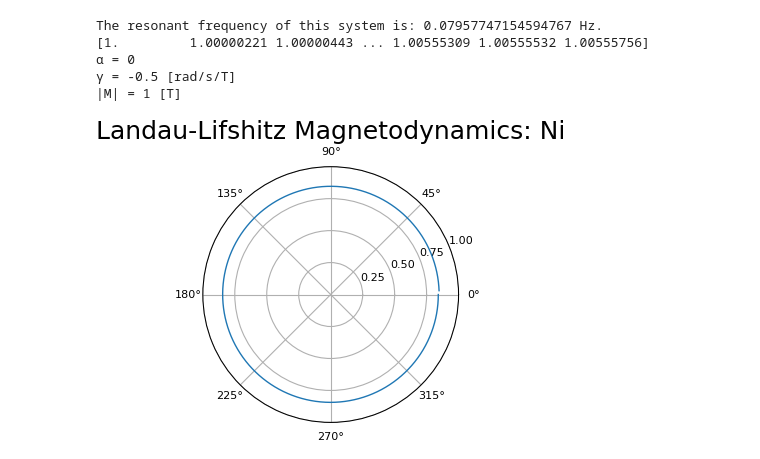
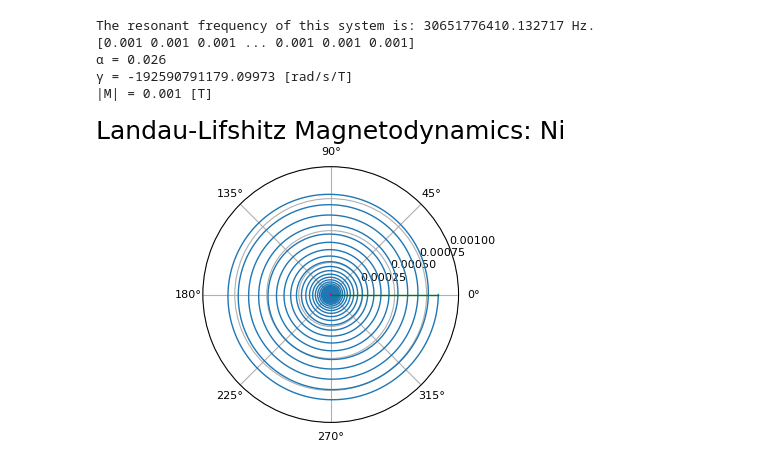
Before and after one commit to Giordanengo1/ProfHurst_PHYS240_Sp23, a Jupyter notebook: Final Project Gianni Giordanengo.ipynb, the cells around one changed output. Drawn from its saved outputs; the diff is of its cells as text; code cells hidden in the pictures.

```diff
--- a/Final Project Gianni Giordanengo.ipynb
+++ b/Final Project Gianni Giordanengo.ipynb
@@ -33,16 +33,16 @@ def rk4(x, t, tau, derivsRK, gamma, M_mag, H, theta, alpha):     #Garcia's rk4 f
 
 def LL_rk(s, t, gamma, M_mag, H, theta, alpha):       #Landau-Lifshitz Equation
     """
-    Returns the right-hand side of the Kepler ODE; used by Runge-Kutta routines
+    Returns the right-hand side of the LL ODE; used by Runge-Kutta routines
     :param s: State vector [r(0), r(1), r(2), v(0), v(1), v(2)]
     :param t: Time
-    :return: deriv: Derivatives [dr(0)/dt), dr(1)/dt, dr(2)/dt, dv(0)/dt, dv(1)/dt, dr(2)/dt]
+    :return: deriv: Derivatives [dr(0)/dt), dr(1)/dt, dr(2)/dt]
     """
 
     # Compute dM/dt
     r = s[:3]  # Unravel the vector s into position and velocity
     v = s[3:]
-    #accel = -GM * r / np.linalg.norm(r)**3  #Keplerian Gravitational acceleration
+
     torque = -gamma*np.cross(r, H)
     damping = -alpha/M_mag * np.cross(r, torque)
 
@@ -51,42 +51,38 @@ def LL_rk(s, t, gamma, M_mag, H, theta, alpha):       #Landau-Lifshitz Equation
 
     return deriv
 
-def dinput(input_text) :           #text input functions
-    return int(input(input_text))
-
-def finput(input_text) :
-    return float(input(input_text))
-
 
 #Declare constants & Input physical parameters
-M_mag =   1    # [Tesla]
+M_mag =   0.001    # [Tesla]
 theta_0 = 1    # [radians]
 H_mag =   1    # [Tesla]
 time = 0.0
+gamma_e = 1.76085963023e11 # [rad/s/T]
+g_e = -2.00231930436256
 
 #Test Inputs
-gamma_0 = -1/2
+gamma_0 = -np.pi/2
 alpha_0 = 0
 dt_0 = .005
 nStep_0 = 2500
 
 #Inputs for Iron
-gamma_Fe = -8.681*10**6
-alpha_Fe = 700*(M_mag)/8.681
-dt_Fe = .00000001
-nStep_Fe = 1200
+gamma_Fe = (gamma_e/g_e)*2.12    #[rad/s/T]   2.12 from Kittel: On gyromagnetic ratio...
+alpha_Fe = 220e-5                #Widom, Vittoria, Yoon
+dt_Fe = 2e-13
+nStep_Fe = 5000
 
 #Inputs for Nickel
-gamma_Ni = -1.83*7.622593285e6/.01952
-alpha_Ni = 0.0405
-dt_Ni = .0000000001
-nStep_Ni = 1200
+gamma_Ni = (gamma_e/g_e)*2.19    #[rad/s/T]   2.19 from Kittel: On gyromagnetic ratio...
+alpha_Ni = 2600e-5               # Widom, Vittoria, Yoon
+dt_Ni = 2e-13
+nStep_Ni = 5000
 
 #Inputs used in calculations
-gamma = gamma_0    # gyromagnetic ratio [radians/sec/Tesla]
-alpha = alpha_0    # damping factor [dimensionless]
-dt = dt_0          #seconds
-nStep = nStep_0
+gamma = gamma_Ni    # gyromagnetic ratio [radians/sec/Tesla]
+alpha = alpha_Ni    # damping factor [dimensionless]
+dt = dt_Ni          #seconds
+nStep = nStep_Ni
 
 
 M_vector = np.array([M_mag*np.sin(theta_0), 0.0, M_mag*np.cos(theta_0)]) #initial magnetization vector
@@ -94,6 +90,7 @@ dM = np.array([0.0, 0.0, 0.0])      #needs to be edited
 state = np.array([M_vector[0], M_vector[1], M_vector[2], dM[0], dM[1], dM[2]])
 H_eff = np.array([0.0, 0.0, H_mag])
 theta = theta_0
+
 
 freq_res = abs(gamma*H_mag)/(2*np.pi)     #calculate Resonant frequency [Hz]
 
@@ -106,6 +103,10 @@ xplot = np.zeros(nStep)
 yplot = np.zeros(nStep)
 zplot = np.zeros(nStep)
 magplot = np.zeros(nStep)
+r0plot = np.zeros(2)    #Intial Vector
+phi0plot = np.zeros(2)
+rFplot = np.zeros(2)    #final vector
+phiFplot = np.zeros(2)
 
 method = 0     # rk4
 #method = 1     # Euler-Cromer
@@ -123,40 +124,47 @@ for iStep in range(nStep):
     zplot[iStep] = state[2]
     magplot[iStep] = np.sqrt(state[0]**2 + state[1]**2 + state[2]**2)
 
     if method == 0:
     # Calculate new position and velocity using the Runge-Kutta method
         state[:3] = rk4(state[:3], time, dt, LL_rk, gamma, M_mag, H_eff, theta, alpha) # m vector
         state[3:] = LL_rk(state, time, gamma, M_mag, H_eff, theta, alpha)              # dm/dt vector
         time += dt
     else:
     # Calculate new position and velocity using the Euler-Cromer method
         state[3:] = LL_rk(state, time, gamma, M_mag, H_eff, theta, alpha)              # dm/dt vector
         state[:3] = state[:3] + state[3:]*dt                                           # m vector
         #state[3:] = LL_rk(state, time, gamma, M_mag, H_eff, theta, alpha)              # dm/dt vector
         time += dt
 
+r0plot[1] = rplot[0]
+phi0plot[1] = phiplot[0]
+rFplot[1] = rplot[nStep-1]
+phiFplot[1] = phiplot[nStep-1]
+
 # Polar Graph (xy-projection)
 D = M_mag #Sizing parameter
 fig, ax = plt.subplots(subplot_kw={'projection': 'polar'})
-ax.plot(phiplot, rplot)
+ax.plot(phiplot, rplot, label='M(t)')
+ax.plot(phi0plot, r0plot, c='g', label='Initial')
+ax.plot(phiFplot, rFplot, c='m', label='Final')
 ax.set_rmax(D)
 ax.set_rticks([D/4, D/2, 3*D/4, D])
 ax.set_title('Landau-Lifshitz Magnetodynamics: Ni')
 ax.tick_params(labelsize=8)
 
 
 print('The resonant frequency of this system is:', freq_res, 'Hz.')
 print(magplot)
 print('α =', alpha)
 print('γ =', gamma, '[rad/s/T]')
 print('|M| =', M_mag, '[T]')
 # %% [output]
-The resonant frequency of this system is: 0.07957747154594767 Hz.
-[1.         1.00000221 1.00000443 ... 1.00555309 1.00555532 1.00555756]
-α = 0
-γ = -0.5 [rad/s/T]
-|M| = 1 [T]
+The resonant frequency of this system is: 30651776410.132717 Hz.
+[0.001 0.001 0.001 ... 0.001 0.001 0.001]
+α = 0.026
+γ = -192590791179.09973 [rad/s/T]
+|M| = 0.001 [T]
-[figure, old version]
+[figure, new version]
 # %%
 from mpl_toolkits import mplot3d
 
```
Also changed, not shown: parts of 3 cells of this notebook.
